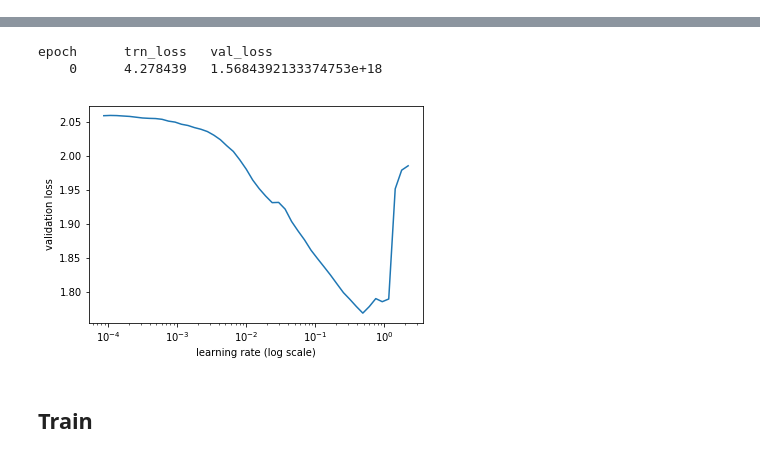
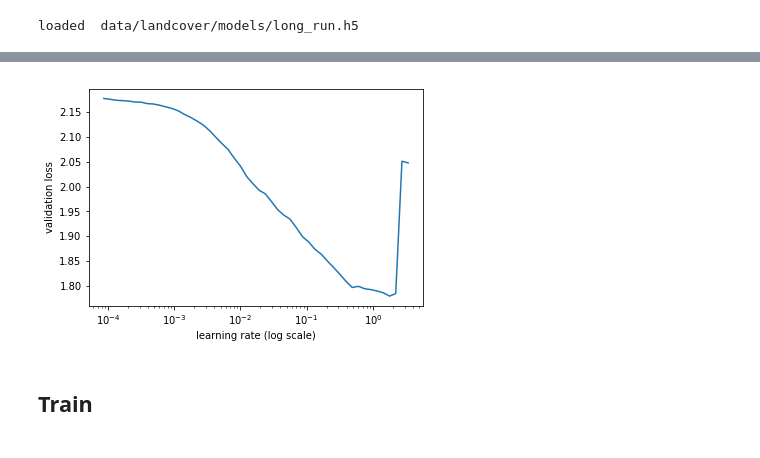
Before and after one commit to Twofyw/landcover-diff, a Jupyter notebook: train_17.ipynb, the cells around one changed output, grey strips where cells are left out. Cells and saved outputs as stored; diff of their text form; code cells hidden in the pictures.

```diff
--- a/train_17.ipynb
+++ b/train_17.ipynb
@@ -17,8 +17,11 @@ world_size = 2
 bs = world_size * 19
 num_workers = 4
 # %%
-# load_name = 'data/landcover/models/first_run_best_model.h5'
-load_name = 'data/17/models/first_run.h5'
-pop_last_n = 0
+load_name = 'data/landcover/models/long_run.h5'
+# load_name = 'data/17/models/4_long_run_cyc_0.h5'
+pop_last_n = 2
+# load_name = 'None'
 %run train_17 {str(path_x_512)} {str(path_y_512)} {str(PATH)} {str(path_stats)}\
     {bs} {sz} {gpu_start} --world_size={world_size} --load_name={load_name} --pop_last_n={pop_last_n}
+# %% [output]
+loaded  data/landcover/models/long_run.h5
@@ -25,4 +30,3 @@ pop_last_n = 0
 # %%
-learner.lr_find()
-learner.sched.plot()
+learner.sched.plot(n_skip_end=0)
 # %% [output]
@@ -30,6 +33,4 @@ learner.sched.plot()
-epoch      trn_loss   val_loss
-    0      4.278439   1.5684392133374753e+18
-[figure, old version]
+[figure, new version]
 # %% [markdown]
 ## Train
 # %%
```
Also changed, not shown: parts of 5 cells of this notebook, 18 other files.
